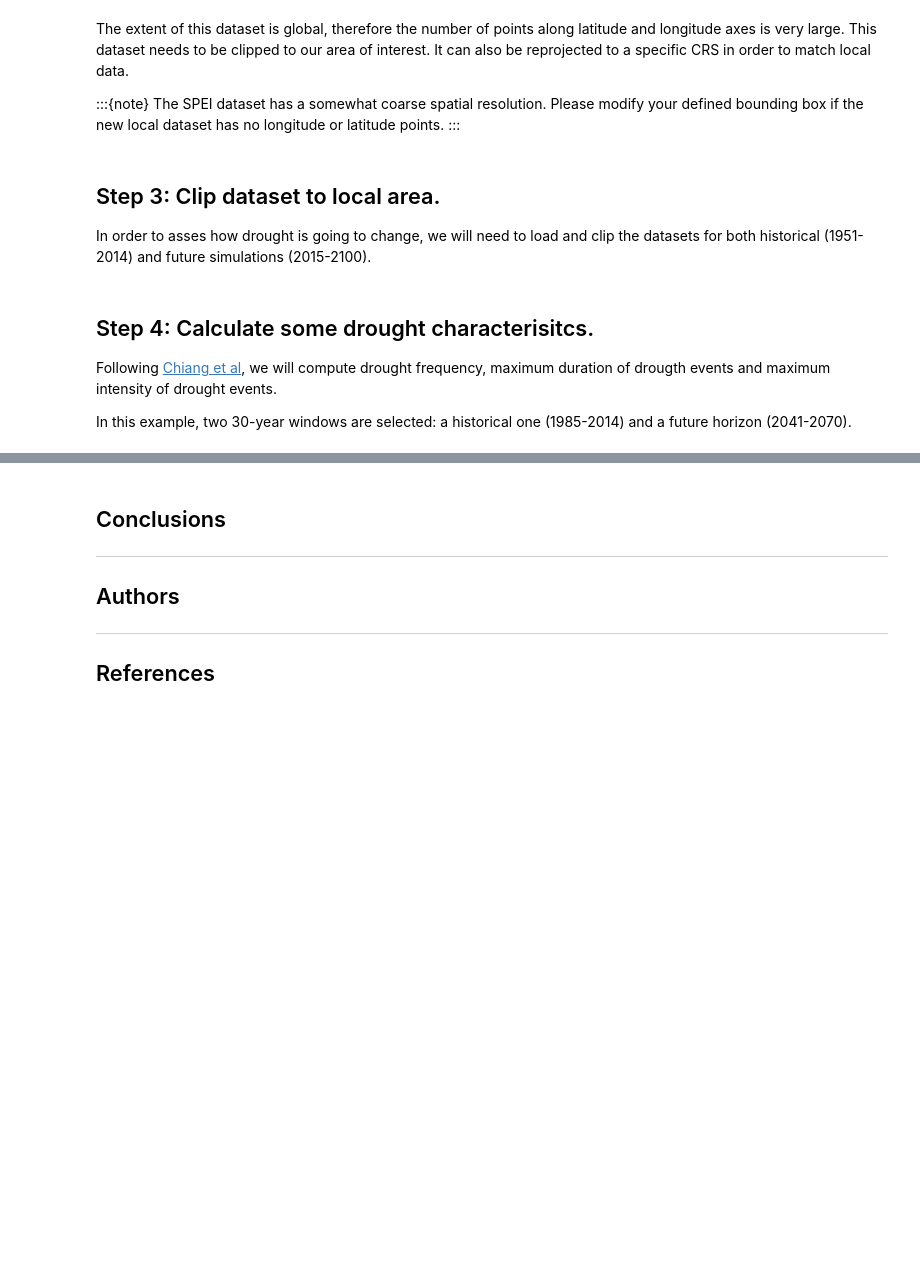
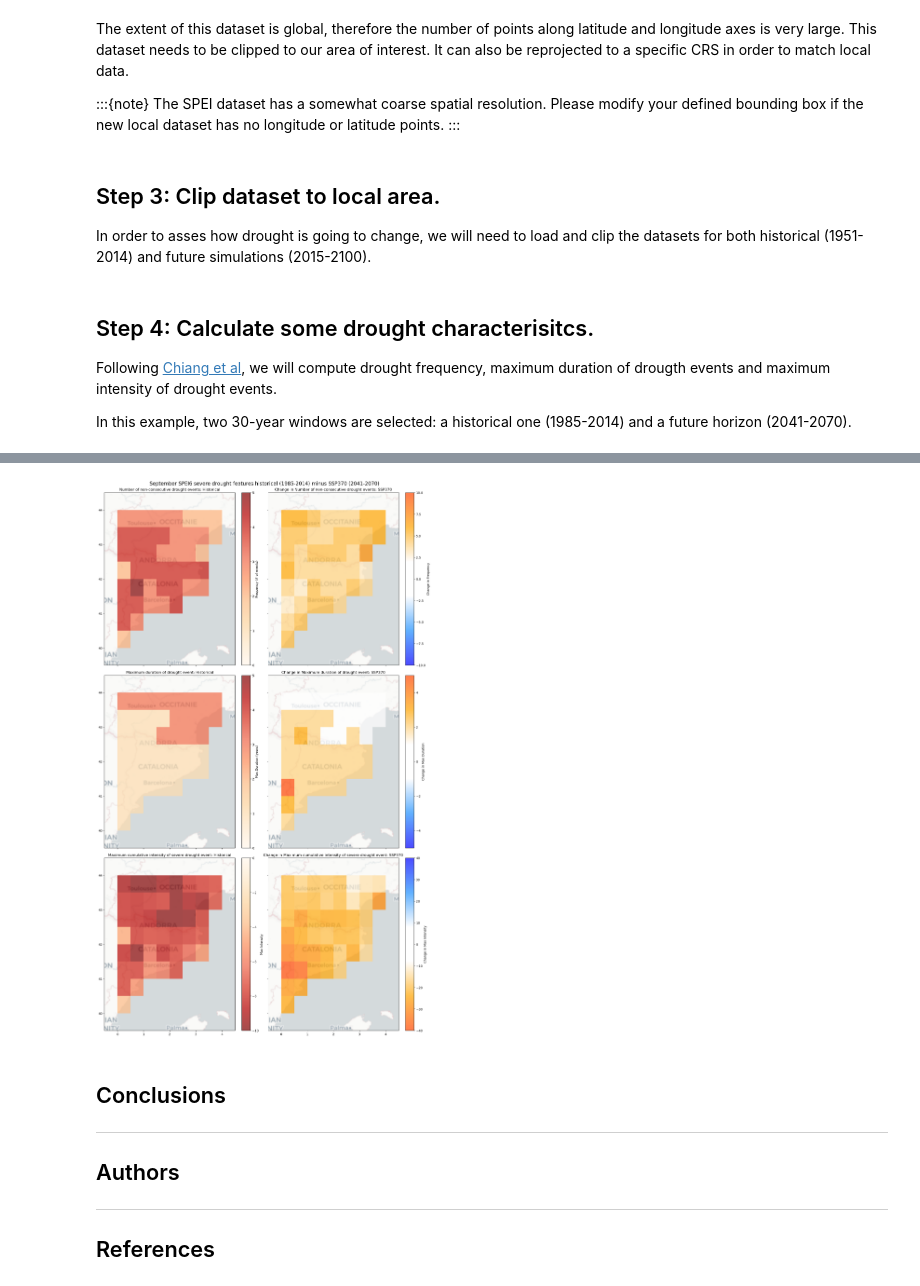
Before and after one commit to briannapagan/lmu-climate-risk-spring-2025, a Jupyter notebook: week-07/DROUGH_Hazard_Assessment.ipynb, the cells around one changed output, grey strips where cells are left out. Saved outputs shown, nothing was run; the diff lists cells and outputs as text; code cells hidden in the pictures; blank space fills up the shorter version.

```diff
--- a/week-07/DROUGH_Hazard_Assessment.ipynb
+++ b/week-07/DROUGH_Hazard_Assessment.ipynb
@@ -188,8 +225,8 @@ THRESHOLDS = {
 
 # Define year windows for each period.
 YEAR_WINDOWS = {
-    'historical' : ['1951', '2000'],
-    SSP : ['2015', '2100']
+    'historical' : ['1985', '2014'],
+    scenario : ['2041', '2070']
 }
 # %%
 for run, window in YEAR_WINDOWS.items():
@@ -295,3 +294,70 @@ plt.show()
+# %%
+# Select drought threshold
+thr_class = 'severe'
+
+# Create a 3x2 figure for the plots
+fig, axes = plt.subplots(3, 2, figsize=(15, 25), layout='constrained', sharey=True, sharex=True)
+
+# Load the dataset paths
+paths = [glob.glob(os.path.join(results_dir, f'{thr_class}_drought_{gcm}_{run}_*_{areaname}.nc'))[0] for run in YEAR_WINDOWS.keys()]
+ds = [xr.open_dataset(path_i, decode_coords='all') for path_i in paths]
+ds_diff = ds[1] - ds[0]  # Difference dataset
+
+# Define custom settings for absolute maps (ds[0] and ds[1])
+absolute_settings = {
+    'frequency': {'vmin': 0, 'vmax': 5, 'cmap': 'OrRd', 'label': 'Frequency (# of events)'},
+    'max_duration': {'vmin': 0, 'vmax': 5, 'cmap': 'OrRd', 'label': 'Max Duration (years)'},
+    'max_intensity': {'vmin': -10, 'vmax': 0, 'cmap': 'OrRd_r', 'label': 'Max Intensity'},
+}
+
+# Define custom settings for difference maps (ds_diff)
+difference_settings = {
+    'frequency': {'vmin': -10, 'vmax': 10, 'cmap': red_white_blue.reversed(), 'label': 'Change in Frequency'},
+    'max_duration': {'vmin': -5, 'vmax': 5, 'cmap': red_white_blue.reversed(), 'label': 'Change in Max Duration'},
+    'max_intensity': {'vmin': -40, 'vmax': 40, 'cmap': red_white_blue, 'label': 'Change in Max Intensity'},
+}
+
+# Loop through the statistics (data variables) in ds[0]
+for j, stat in enumerate(ds[0].data_vars.variables):
+    # Left column: Absolute values from ds[0] (Historical)
+    abs_settings = absolute_settings[stat]
+    im0 = ds[0][stat].plot(ax=axes[j, 0],
+                           cmap=abs_settings['cmap'],
+                           add_colorbar=False,
+                           vmin=abs_settings['vmin'],
+                           vmax=abs_settings['vmax'],
+                           alpha=0.7,
+                           xlim=(bbox[0] - 1, bbox[2] + 1),
+                           ylim=(bbox[1] - 1, bbox[3] + 1))
+    cbar0 = plt.colorbar(im0, ax=axes[j, 0])
+    cbar0.set_label(f"{abs_settings['label']}")
+    ctx.add_basemap(ax=axes[j, 0], crs='EPSG:4326', source=ctx.providers.CartoDB.Positron, zoom=6, attribution=False)
+    axes[j, 0].set_title(f"{ds[0][stat].attrs['long_name']}: Historical")
+    axes[j, 0].set_xlabel("")
+    axes[j, 0].set_ylabel("")
+
+    # Right column: Difference map from ds_diff
+    diff_settings = difference_settings[stat]
+    diff_im = ds_diff[stat].plot(ax=axes[j, 1],
+                                 cmap=diff_settings['cmap'],
+                                 add_colorbar=False,
+                                 vmin=diff_settings['vmin'],
+                                 vmax=diff_settings['vmax'],
+                                 alpha=0.7,
+                                 xlim=(bbox[0] - 0.5, bbox[2] + 0.5),
+                                 ylim=(bbox[1] - 0.5, bbox[3] + 0.5))
+    diff_cbar = plt.colorbar(diff_im, ax=axes[j, 1])
+    diff_cbar.set_label(f"{diff_settings['label']}")
+    ctx.add_basemap(ax=axes[j, 1], crs='EPSG:4326', source=ctx.providers.CartoDB.Positron, zoom=6, attribution=False)
+    axes[j, 1].set_title(f"Change in {ds[0][stat].attrs['long_name']}: {run.upper()}")
+    axes[j, 1].set_xlabel("")
+    axes[j, 1].set_ylabel("")
+
+# Add an overarching title
+fig.suptitle(f'{calendar.month_name[month_j]} SPEI{spei_dur} {thr_class} drought features historical ({YEAR_WINDOWS['historical'][0]}-{YEAR_WINDOWS['historical'][1]}) minus {run.upper()} ({YEAR_WINDOWS[scenario][0]}-{YEAR_WINDOWS[scenario][1]})', fontsize= 16);
+plt.show()
+# %% [output]
+[figure, added]
 # %% [markdown]
 ## Conclusions
 
```
Also changed, not shown: parts of 6 cells of this notebook, 2 other files.
